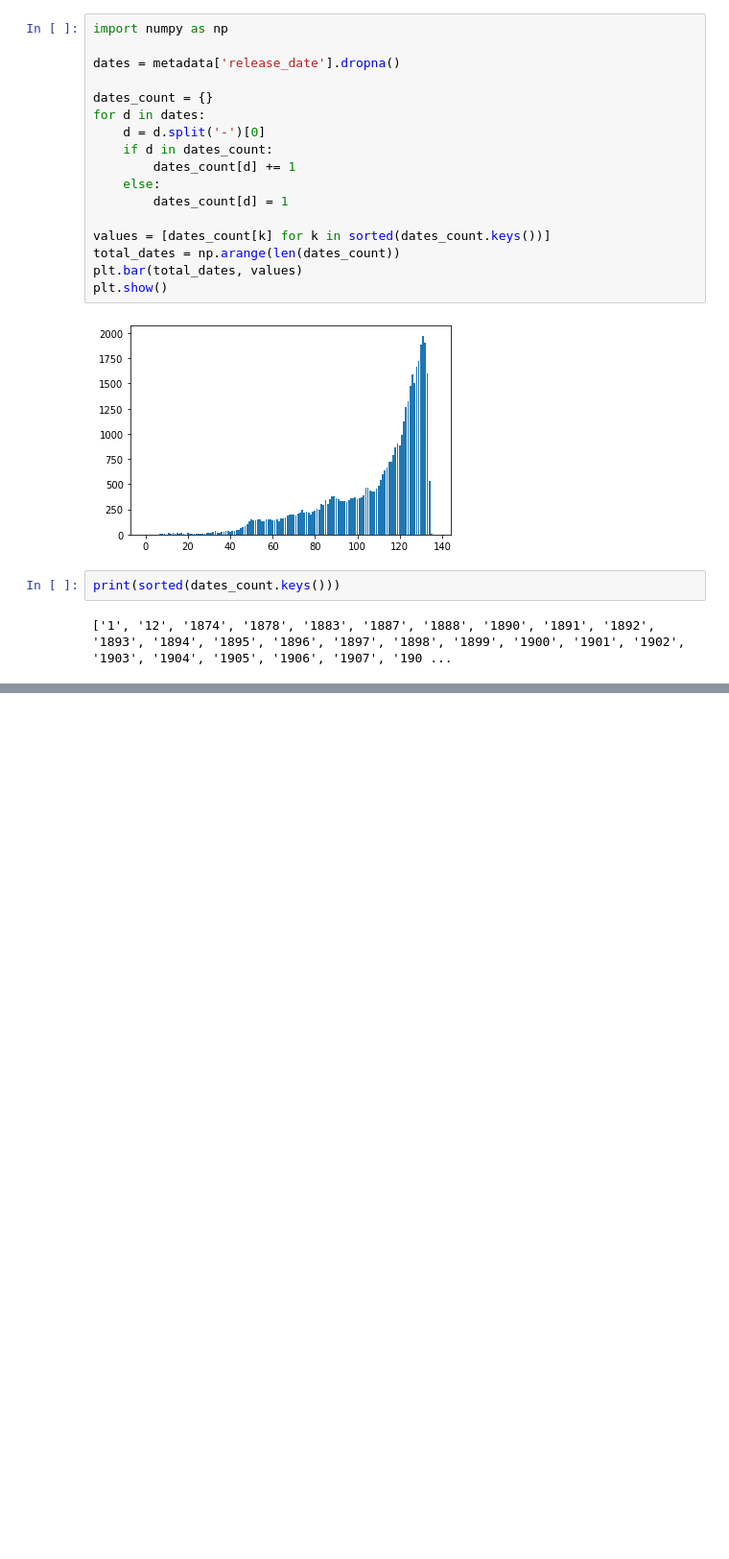
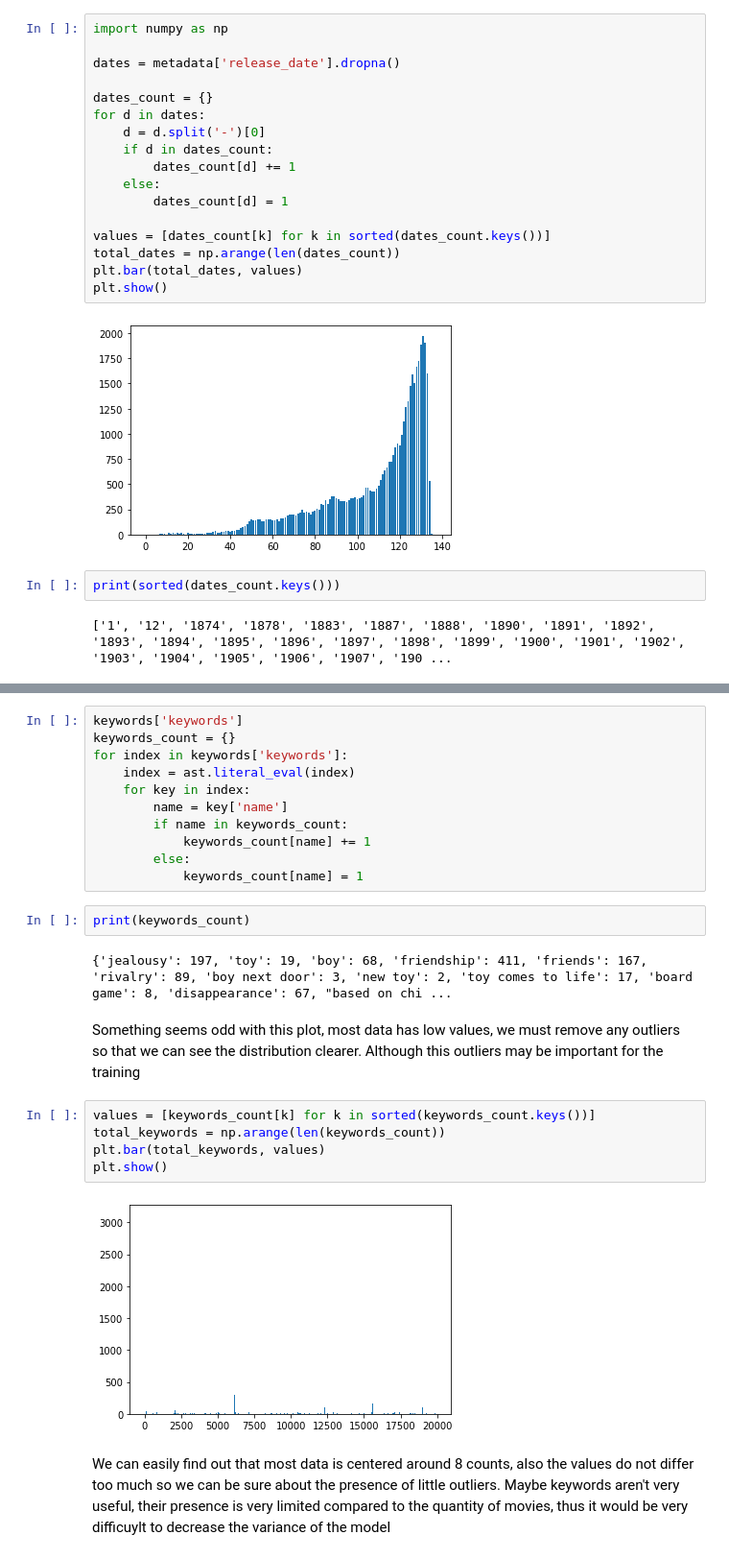
Before and after one commit to polmonroig/deep_recommender, a Jupyter notebook: src/eda.ipynb, the cells around one changed output, grey strips where cells are left out. Shown at 96% size. Cells and saved outputs as stored; diff of their text form; blank space fills up the shorter version.

Commit message:
Add keywords distribution

```diff
--- a/src/eda.ipynb
+++ b/src/eda.ipynb
@@ -244,0 +248,26 @@ print(sorted(dates_count.keys()))
+# %%
+keywords['keywords']
+keywords_count = {}
+for index in keywords['keywords']:
+    index = ast.literal_eval(index)
+    for key in index:
+        name = key['name']
+        if name in keywords_count:
+            keywords_count[name] += 1
+        else:
+            keywords_count[name] = 1
+# %%
+print(keywords_count)
+# %% [output]
+{'jealousy': 197, 'toy': 19, 'boy': 68, 'friendship': 411, 'friends': 167, 'rivalry': 89, 'boy next door': 3, 'new toy': 2, 'toy comes to life': 17, 'board game': 8, 'disappearance': 67, "based on chi ...
+# %% [markdown]
+Something seems odd with this plot, most data has low values, we must remove any outliers so that we can see the distribution clearer. Although this outliers may be important for the training
+# %%
+values = [keywords_count[k] for k in sorted(keywords_count.keys())]
+total_keywords = np.arange(len(keywords_count))
+plt.bar(total_keywords, values)
+plt.show()
+# %% [output]
+[figure, added]
+# %% [markdown]
+We can easily find out that most data is centered around 8 counts, also the values do not differ too much so we can be sure about the presence of little outliers. Maybe keywords aren't very useful, their presence is very limited compared to the quantity of movies, thus it would be very difficuylt to decrease the variance of the model
```
Also changed, not shown: parts of 6 cells of this notebook.
